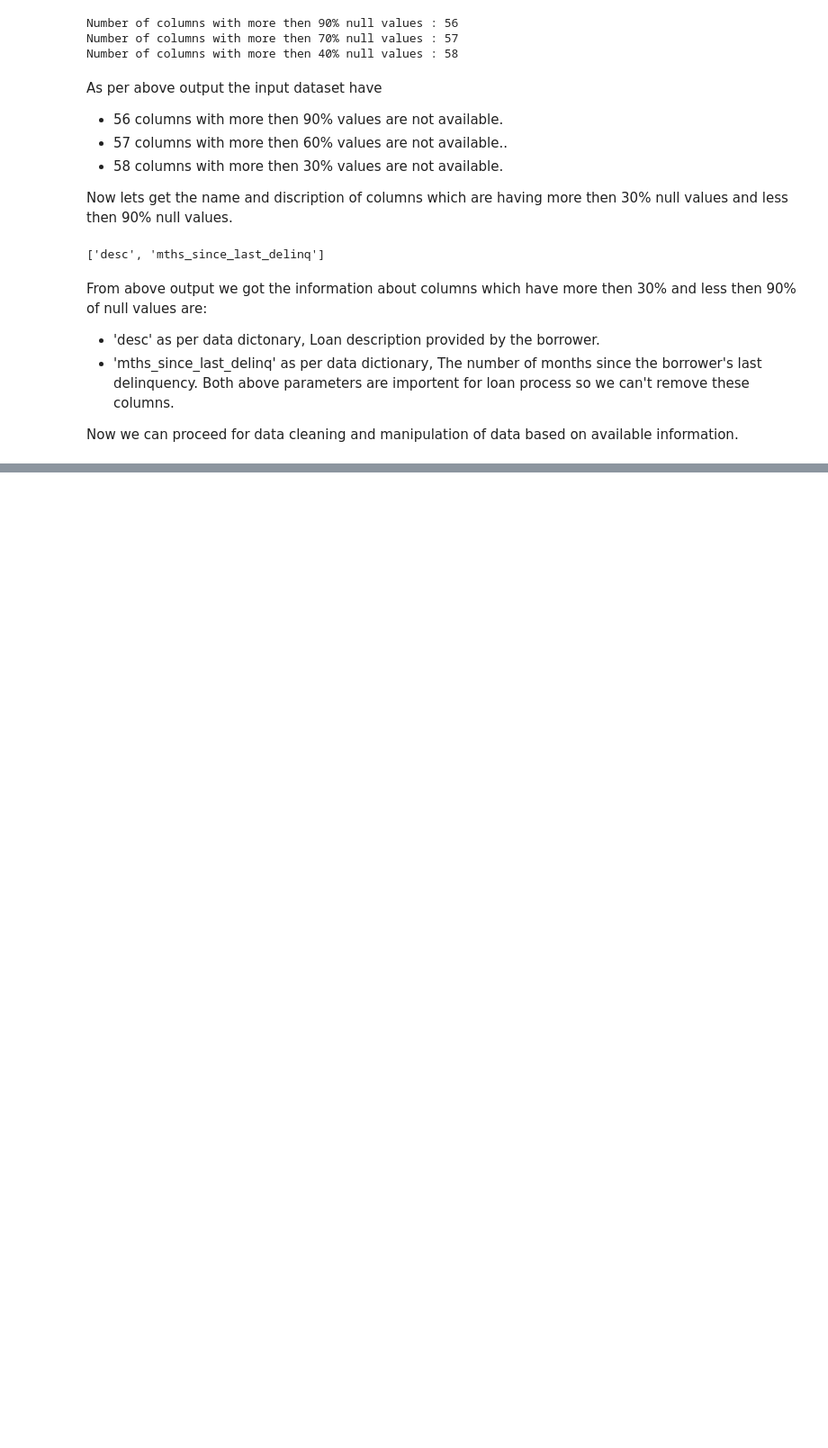
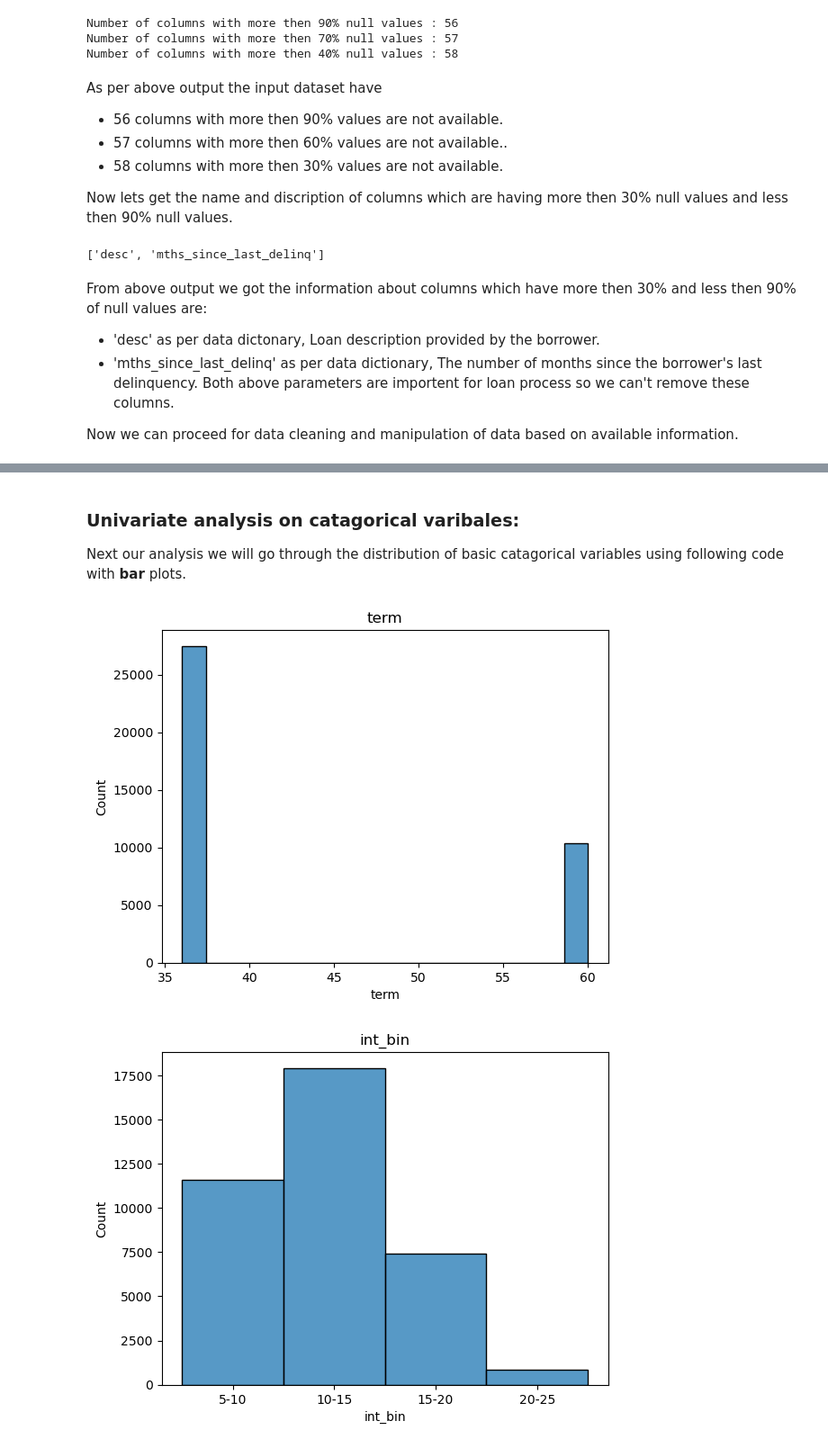
Before and after one commit to bhanu481/Lending-Club-Case-Study, a Jupyter notebook: LendingClubCasestudy.ipynb, the cells around one changed output, grey strips where cells are left out. Shown at 90% size. Cells and saved outputs as stored; diff of their text form; code cells hidden in the pictures; blank space fills up the shorter version.

```diff
--- a/LendingClubCasestudy.ipynb
+++ b/LendingClubCasestudy.ipynb
@@ -97,0 +417,11 @@ Now we have 55 columns in dataset after removing invalid columns
+# %% [markdown]
+### Univariate analysis on catagorical varibales:
+Next our analysis we will go through the distribution of basic catagorical variables using following code with <b>bar</b> plots.
+# %%
+for column_name in catagorical_variables['basic']:
+    sns.histplot(df_lender[column_name])
+    plt.title(column_name)
+    plt.show()
+# %% [output]
+[figure, added]
+[figure, added]
```
Also changed, not shown: parts of 52 cells of this notebook.
